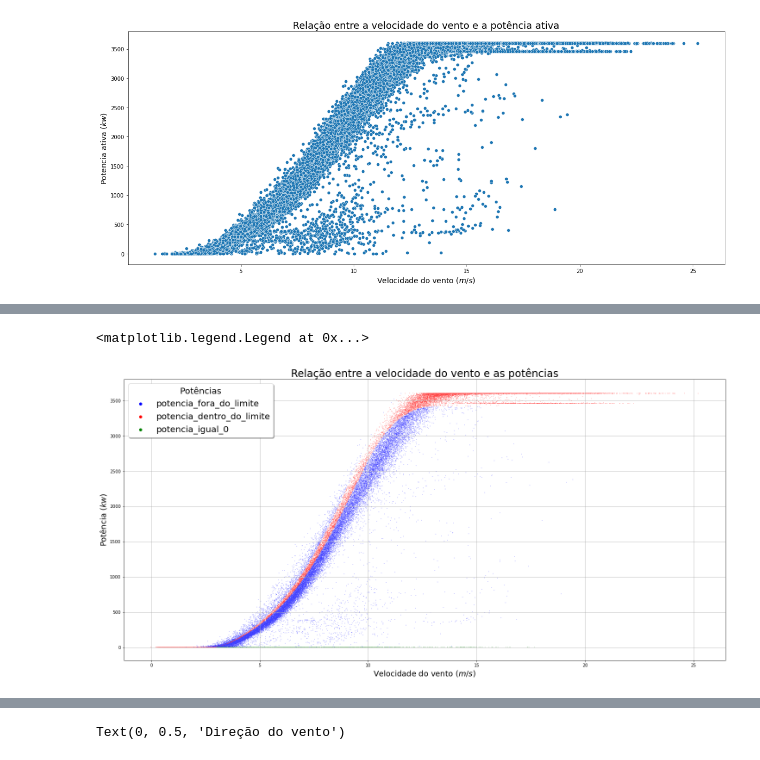
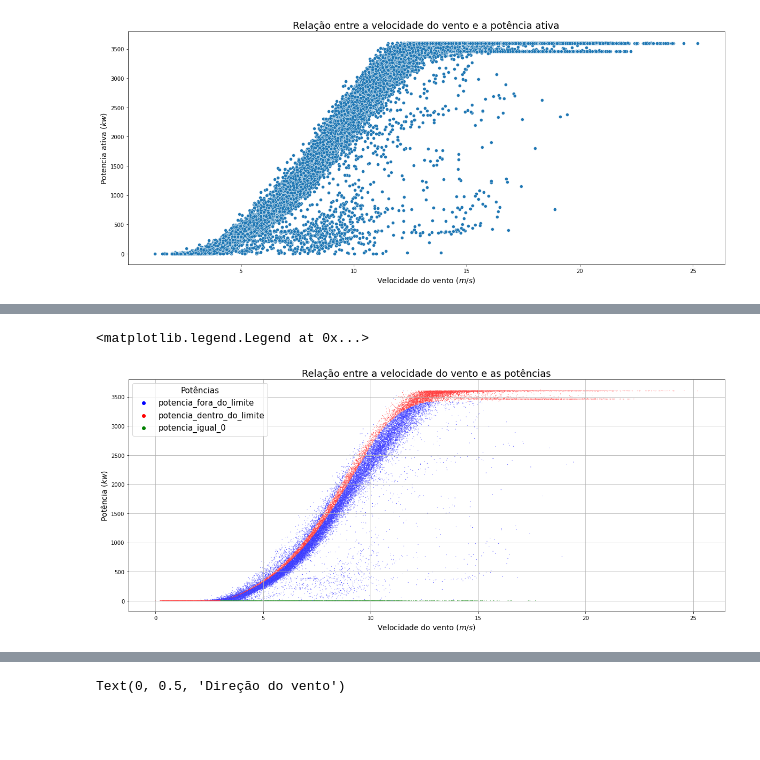
Before and after one commit to kitawarairon/portifolio_analise_dados, a Jupyter notebook: projeto_turbina_eolica/analise_turbina_eolica.ipynb, the cells around one changed output, grey strips where cells are left out. Saved outputs shown, nothing was run; the diff lists cells and outputs as text; code cells hidden in the pictures; blank space fills up the shorter version.

```diff
--- a/projeto_turbina_eolica/analise_turbina_eolica.ipynb
+++ b/projeto_turbina_eolica/analise_turbina_eolica.ipynb
@@ -42,12 +96,23 @@ Data columns (total 5 columns):
 dtypes: float64(4), object(1)
 memory usage: 1.9+ MB
 # %%
+# criando um dicionário para renomear as colunas
 colunas = {
-    'Date/Time':'time',
-    'LV ActivePower (kW)':'potencia_ativa_kw',
-    'Wind Speed (m/s)':'velocidade_vento_ms',
-    'Theoretical_Power_Curve (KWh)':'potencia_teorica_kwh',
+    'Date/Time':'data/tempo',
+    'LV ActivePower (kW)':'potencia_ativa',
+    'Wind Speed (m/s)':'velocidade_vento',
+    'Theoretical_Power_Curve (KWh)':'potencia_teorica',
     'Wind Direction (°)':'direcao_vento'
 }
 
-turbinas_df.rename(columns=colunas, inplace=True)
+# renomenado as colunas
+turbina_df.rename(columns=colunas, inplace=True)
+
+# mudando o formato da coluna do tempo para datetime
+turbina_df['data/tempo'] = pd.to_datetime(turbbina_df['data/tempo'])
+
+# colocando o índice como a coluna do datetime
+turbina_df.set_index('data/tempo', inplace=True)
+
+# visualizando o dataframe modificado
+turbina_df.head(3)
@@ -146,5 +522,5 @@ ax.set_ylabel('Potencia ativa $(kw)$', fontsize=14)
 Text(0, 0.5, 'Potencia ativa $(kw)$')
 [figure]
 # %%
-turbinas_df['erro_de_potencia'] = round((abs(turbinas_df.potencia_ativa_kw - turbinas_df.potencia_teorica_kwh)/turbinas_df.potencia_teorica_kwh)*100, 2)
+turbina_df['erro'] = round((abs(turbina_df.potencia_ativa - turbina_df.potencia_teorica) / turbina_df.potencia_teorica)*100, 2)
 # %%
@@ -220,7 +588,7 @@ turbinas_df.head()
 # %%
 # transformando as Series em listas
-pot_real= turbinas_df.potencia_ativa_kw.tolist()
-pot_teorica = turbinas_df.potencia_teorica_kwh.tolist()
+pot_real= turbina_df.potencia_ativa.tolist()
+pot_teorica = turbina_df.potencia_teorica.tolist()
 
 # variáveis auxiliares
 pot_max=[]
@@ -242,5 +610,5 @@ for p, potencia in enumerate(pot_real):
     else:
         dentro_limite.append('potencia_fora_do_limite')
 
-turbinas_df['limite'] = dentro_limite
+turbina_df['limite'] = dentro_limite
 # %%
@@ -256,26 +624,26 @@ turbinas_df.sample(5)
 # %%
-plt.figure(figsize=(25, 12))
+plt.figure(figsize=(20, 8))
 plt.grid(True)
 
 cores = {
     'potencia_dentro_do_limite':'red',
     'potencia_igual_0':'green',
     'potencia_fora_do_limite':'blue'
 }
-ax = sns.scatterplot(x=turbinas_df.velocidade_vento_ms, y=turbinas_df.potencia_ativa_kw,
-                     data=turbinas_df, hue=turbinas_df.limite, s=1,
+ax = sns.scatterplot(x=turbina_df.velocidade_vento, y=turbina_df.potencia_ativa,
+                     data=turbina_df, hue=turbina_df.limite, s=1,
                     palette=cores)
 
-ax.set_title('Relação entre a velocidade do vento e as potências', fontsize=24)
-ax.set_xlabel('Velocidade do vento $(m/s)$', fontsize=18)
-ax.set_ylabel('Potência $(kw)$', fontsize=18)
+ax.set_title('Relação entre a velocidade do vento e as potências', fontsize=18)
+ax.set_xlabel('Velocidade do vento $(m/s)$', fontsize=14)
+ax.set_ylabel('Potência $(kw)$', fontsize=14)
 
 
 
-plt.legend(title='Potências', title_fontsize=20, prop={'size': 20}, shadow=True)
+plt.legend(title='Potências', title_fontsize=15, prop={'size': 15})
 # %% [output]
 <matplotlib.legend.Legend at 0x...>
-[figure, old version]
+[figure, new version]
 # %%
 potencias_limite = turbinas_df[turbinas_df.limite == 'potencia_dentro_do_limite']
 potencias_limite.head()
```
Also changed, not shown: parts of 55 cells of this notebook, 2 other files.
